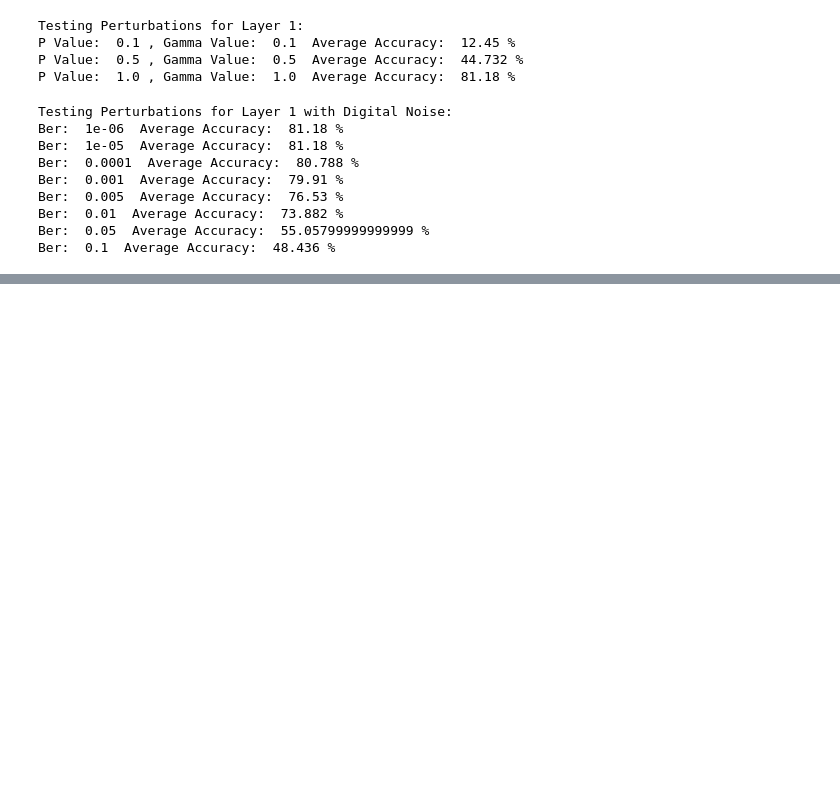
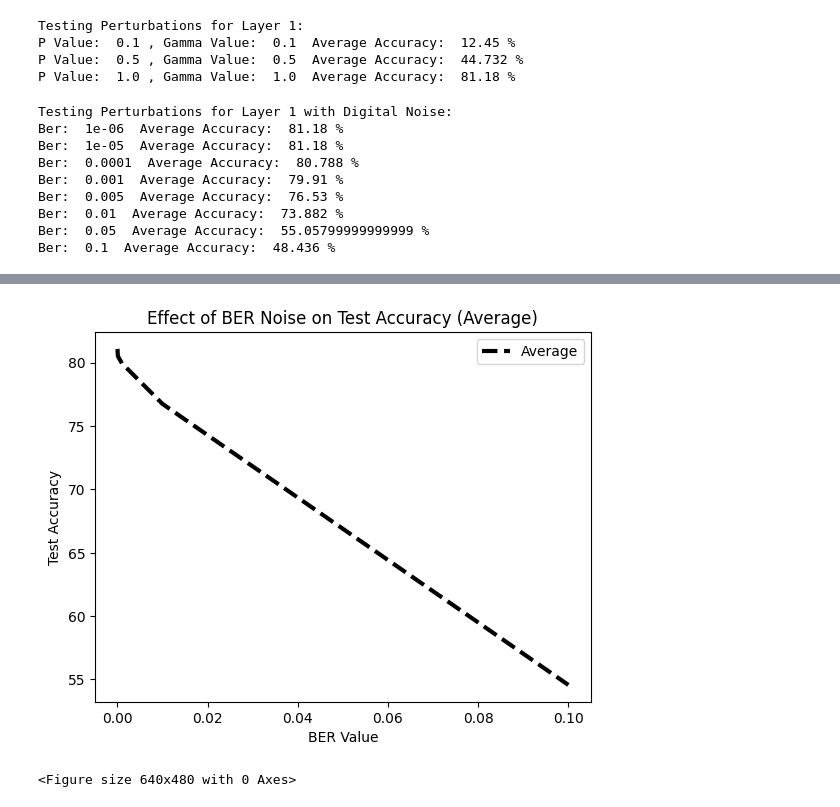
Before and after one commit to Markay12/pynq-finn-FPGA, a Jupyter notebook: noise_weight_analysis/Cifar10/Brevitas/src/Cifar10_Brevitas_NoiseTesting.ipynb, the cells around one changed output, grey strips where cells are left out. Drawn from its saved outputs; the diff is of its cells as text; code cells hidden in the pictures; blank space fills up the shorter version.

```diff
--- a/noise_weight_analysis/Cifar10/Brevitas/src/Cifar10_Brevitas_NoiseTesting.ipynb
+++ b/noise_weight_analysis/Cifar10/Brevitas/src/Cifar10_Brevitas_NoiseTesting.ipynb
@@ -706,0 +706,63 @@ print(ber_vector)
+# %%
+# Function to Plot BER Noise Function
+num_perturbations = 1
+
+layer_names = ['layer1', 'layer2', 'layer3', 'layer4', 'layer5', 'fc1', 'fc2']
+
+if not os.path.exists("noise_plots_brevitas/ber_noise/"):
+    os.makedirs("noise_plots_brevitas/ber_noise/")
+
+plt.style.use('default')
+
+ber_vector = [1e-6, 1e-5, 1e-4, 1e-3, 0.01, 0.1]
+
+all_test_accs = []
+
+for layer in layer_names:
+    test_accs = []
+
+    for ber in ber_vector:
+        noisy_models = add_digital_noise_to_model_brevitas(model, [layer], ber, num_perturbations)
+
+        accuracies = []
+
+        for noisy_model in noisy_models:
+
+            noisy_model.to(device)
+            accuracies.append(test(noisy_model, test_quantized_loader, device))
+
+        avg_accuracy = sum(accuracies) / len(accuracies)
+
+        test_accs.append(avg_accuracy)
+
+        print("BER Value: {}\tAverage Accuracy: {}".format(ber, avg_accuracy))
+
+    all_test_accs.append(test_accs)
+
+    plt.plot(ber_vector, test_accs,
+             label='{} Accuracy at Different Perturbation Levels'.format(layer))
+
+    plt.xlabel('Standard Deviation')
+    plt.ylabel('Test Accuracy')
+    plt.title('Effect of Noise on Test Accuracy')
+    plt.legend()
+    plt.savefig("noise_plots_brevitas/ber_noise/{}.png".format(layer))
+    plt.clf()
+    print('Done with Plot {}'.format(layer))
+
+avg_test_accs = [sum(x) / len(x) for x in zip(*all_test_accs)]
+
+plt.plot(ber_vector, avg_test_accs, label='Average',
+         linewidth=3, linestyle='--', color="black")
+
+plt.xlabel('BER Value')
+
+plt.ylabel('Test Accuracy')
+
+plt.title('Effect of BER Noise on Test Accuracy (Average)')
+
+plt.legend()
+plt.savefig("noise_plots_brevitas/ber_noise/average.png")
+plt.show()
+plt.clf()
+# %% [output]
@@ -706,0 +786,2 @@ print(ber_vector)
+[figure, added]
+<Figure size 640x480 with 0 Axes>
```
Also changed, not shown: parts of 9 cells of this notebook, 16 other files.
